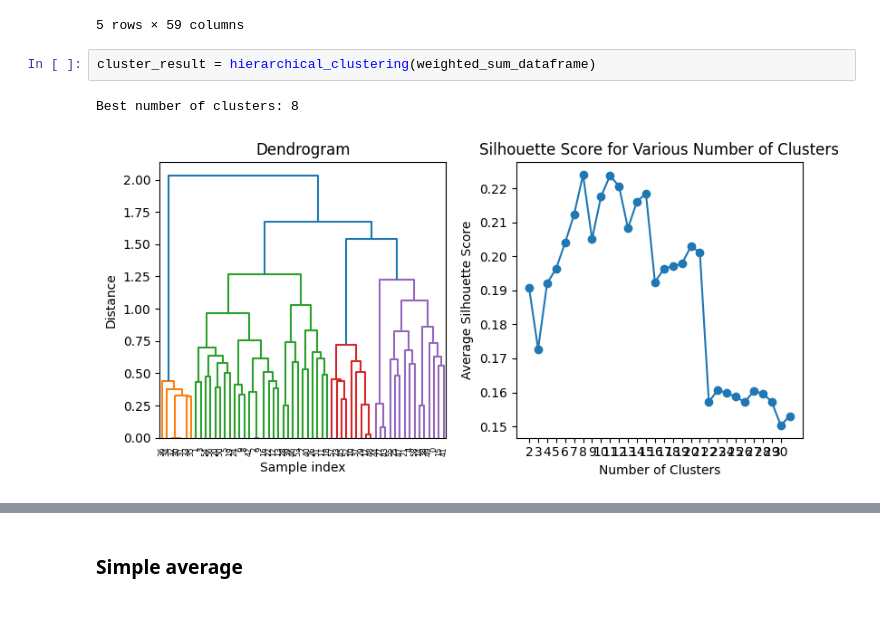
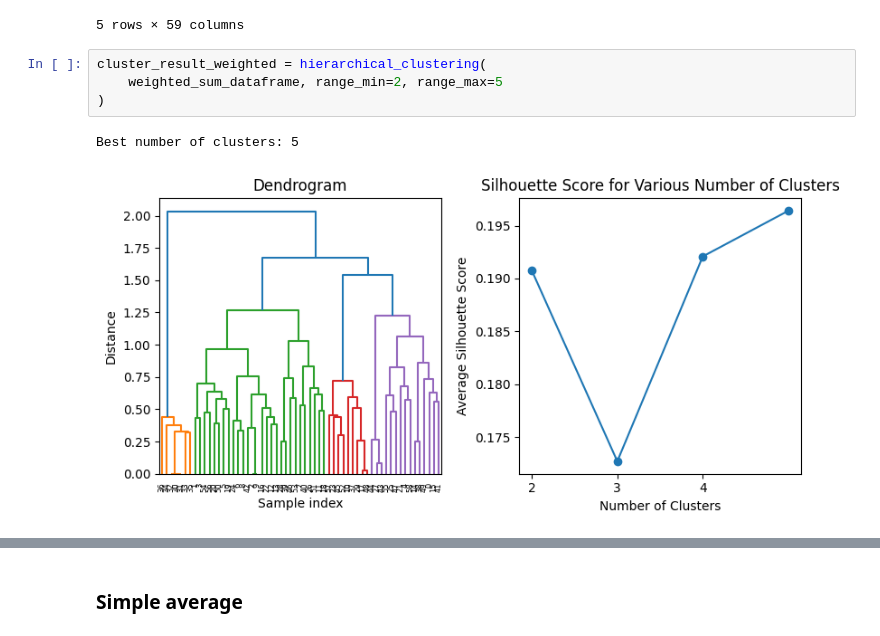
Before and after one commit to BioTechCo/main_project, a Jupyter notebook: process/GO_cluster.ipynb, the cells around one changed output, grey strips where cells are left out. Drawn from its saved outputs; the diff is of its cells as text.

```diff
--- a/process/GO_cluster.ipynb
+++ b/process/GO_cluster.ipynb
@@ -125,9 +125,11 @@ weighted_sum_dataframe.head()
 | CDH5 | 0.685336 | 0.436023 | 0.614626 | 0.000000 | 0.573356 | 0.645898 | 0.649178 | 0.694185 | 0.640716 | 0.531 | ... | ... |
 | CEACAM5 | 0.673110 | 0.681805 | 0.694171 | 0.573356 | 0.000000 | 0.699096 | 0.637468 | 0.708014 | 0.582365 | 0.197 | ... | ... |
 5 rows × 59 columns
-# %%
-cluster_result = hierarchical_clustering(weighted_sum_dataframe)
-# %% [output]
-Best number of clusters: 8
-[figure, removed]
+# %%
+cluster_result_weighted = hierarchical_clustering(
+    weighted_sum_dataframe, range_min=2, range_max=5
+)
+# %% [output]
+Best number of clusters: 5
+[figure, added]
 # %%
```
Also changed, not shown: parts of 19 cells of this notebook, 3 other files.
